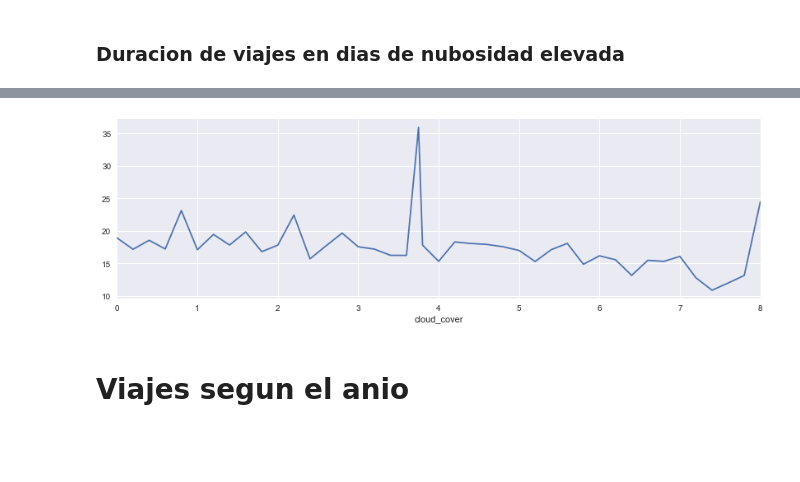
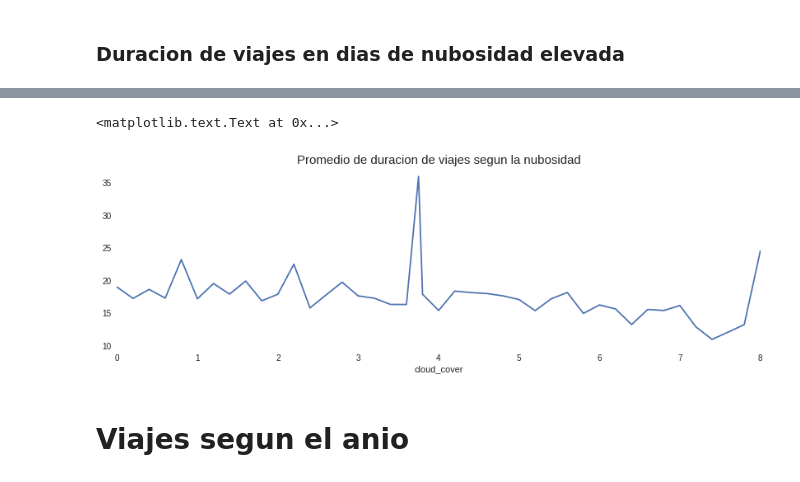
Before and after one commit to hernantain/Analisis-San-Francisco, a Jupyter notebook: analisis.ipynb, the cells around one changed output, grey strips where cells are left out. Cells and saved outputs as stored; diff of their text form; code cells hidden in the pictures; blank space fills up the shorter version.

```diff
--- a/analisis.ipynb
+++ b/analisis.ipynb
@@ -244,8 +227,11 @@ cloudy_stats.plot.scatter('cloud_cover','duration(min)',alpha=0.25,figsize=(12,8
 # %%
 # Cloud cover vs duration
-cloudy_stats.groupby('cloud_cover').mean()['duration(min)'].plot(figsize=(14,4));
+ax = cloudy_stats.groupby('cloud_cover').mean()['duration(min)'].plot(figsize=(14,4));
+ax.set_facecolor('white')
+ax.set_title('Promedio de duracion de viajes segun la nubosidad', fontsize=15)
 # %% [output]
+<matplotlib.text.Text at 0x...>
-[figure, old version]
+[figure, new version]
 # %% [markdown]
 # Viajes segun el anio
 # %%
```
Also changed, not shown: parts of 37 cells of this notebook.
